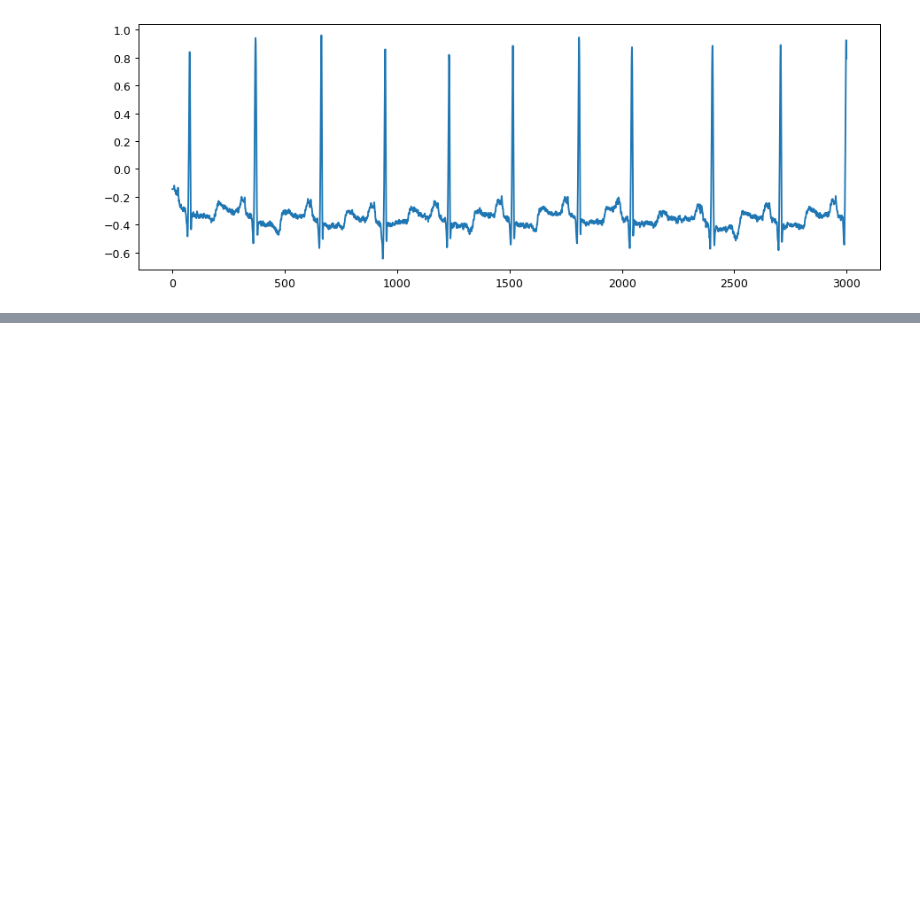
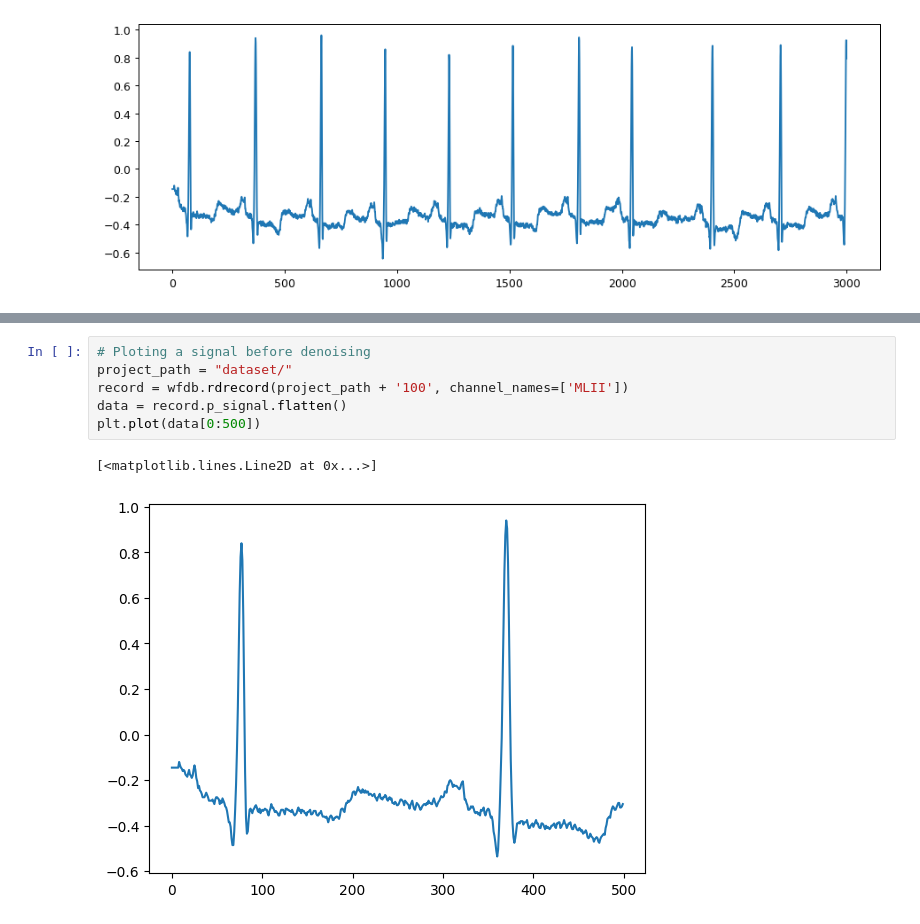
Before and after one commit to souptik4572/Sample_Arrhythmia_Classification, a Jupyter notebook: classification.ipynb, the cells around one changed output, grey strips where cells are left out. Drawn from its saved outputs; the diff is of its cells as text; blank space fills up the shorter version.

```diff
--- a/classification.ipynb
+++ b/classification.ipynb
@@ -53,0 +151,9 @@ plt.plot(a)
+# %%
+# Ploting a signal before denoising
+project_path = "dataset/"
+record = wfdb.rdrecord(project_path + '100', channel_names=['MLII'])
+data = record.p_signal.flatten()
+plt.plot(data[0:500])
+# %% [output]
+[<matplotlib.lines.Line2D at 0x...>]
+[figure, added]
```
Also changed, not shown: parts of 15 cells of this notebook, 1 other file.
